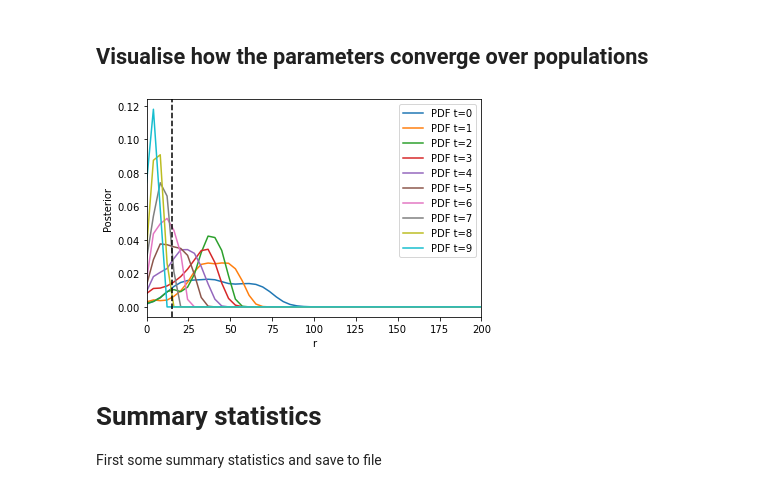
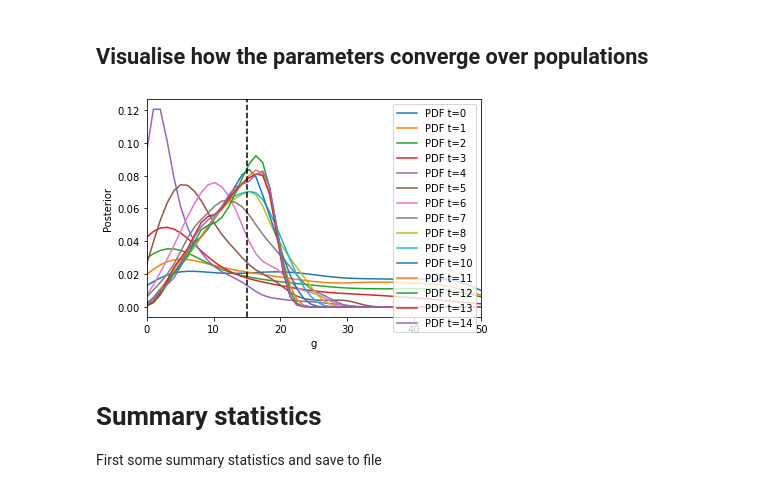
Before and after one commit to MarcoFelipeKing/Zoono, a Jupyter notebook: Code/vanilla_pyABC.ipynb, the cells around one changed output. Saved outputs shown, nothing was run; the diff lists cells and outputs as text; code cells hidden in the pictures.

```diff
--- a/Code/vanilla_pyABC.ipynb
+++ b/Code/vanilla_pyABC.ipynb
@@ -106,8 +257,8 @@ We choose some examples to see how well it works.
 # %%
-parameter_prior = Distribution(C=RV("uniform", 1e3, 1e4),
-                               r=RV("uniform", 1e-2, 1e2),
-                               d=RV("uniform", 1.0, 1e3),
-                               g=RV("uniform", 1.0, 2e2))
+parameter_prior = Distribution(C=RV("uniform", 0, 10),
+                               #r=RV("uniform", 1e-2, 1e2),
+                               d=RV("uniform", 0, 50),
+                               g=RV("uniform", 0, 50))
 
 parameter_prior.get_parameter_names()
 # %% [output]
@@ -138,14 +292,19 @@ def distance(simulation, data):
 
 from pyabc.populationstrategy import AdaptivePopulationSize
 
+distance_adaptive = pyabc.AdaptivePNormDistance(
+    p=1,
+    scale_function=pyabc.distance.pcmad,
+)
 
 abc = ABCSMC(
     models=deterministic_run,
     parameter_priors=parameter_prior,
-    distance_function=distance,
-    population_size=AdaptivePopulationSize(500, 0.15),
-    # population_size=1000,
-    transitions=LocalTransition(k_fraction=0.3),
+    distance_function=distance_adaptive,
+    population_size=1000,#AdaptivePopulationSize(500, 0.15),
+    acceptor=pyabc.UniformAcceptor(use_complete_history=True),
+    #eps=QuantileEpsilon(alpha=0.4)
+    #transitions=LocalTransition(k_fraction=0.3),
     # eps=MedianEpsilon(500, median_multiplier=0.7),
 )
 # %% [output]
@@ -188,6 +343,6 @@ ABC.History INFO: Start <ABCSMC id=35, start_time=2022-04-14 20:54:30>
 # Running the ABC
 # %%
 # We run the ABC until either criterion is met
-history = abc.run(minimum_epsilon=0.1, max_nr_populations=10)
+history = abc.run(max_nr_populations=15)
 # %% [output]
 ABC INFO: Calibration sample t = -1.
@@ -221,23 +376,23 @@ plot_kde_matrix(df, w);
 # %%
 fig, ax = plt.subplots()
 for t in range(history.max_t + 1):
     df, w = history.get_distribution(m=0, t=t)
     pyabc.visualization.plot_kde_1d(
         df,
         w,
         xmin=0,
-        xmax=200,
-        x="r",
+        xmax=50,
+        x="g",
         # xname=r"$\lambda$",
         ax=ax,
         label=f"PDF t={t}",
     )
 #Add a vertical line at lambda=0.49 +- 0.32 to 0.72
 #This is the experimental value predicted in King et al. 2020 with Kalanne
 ax.axvline(15, color="k", linestyle="dashed")
 ax.legend();
 # %% [output]
-[figure, old version]
+[figure, new version]
 # %% [markdown]
 # Summary statistics
 
```
Also changed, not shown: parts of 27 cells of this notebook, 2 other files.
